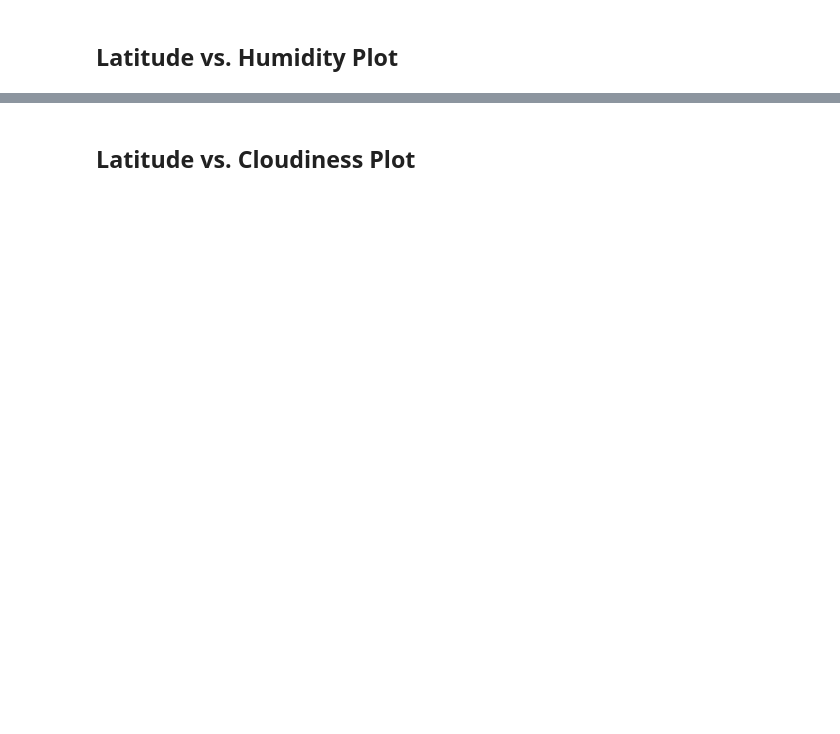
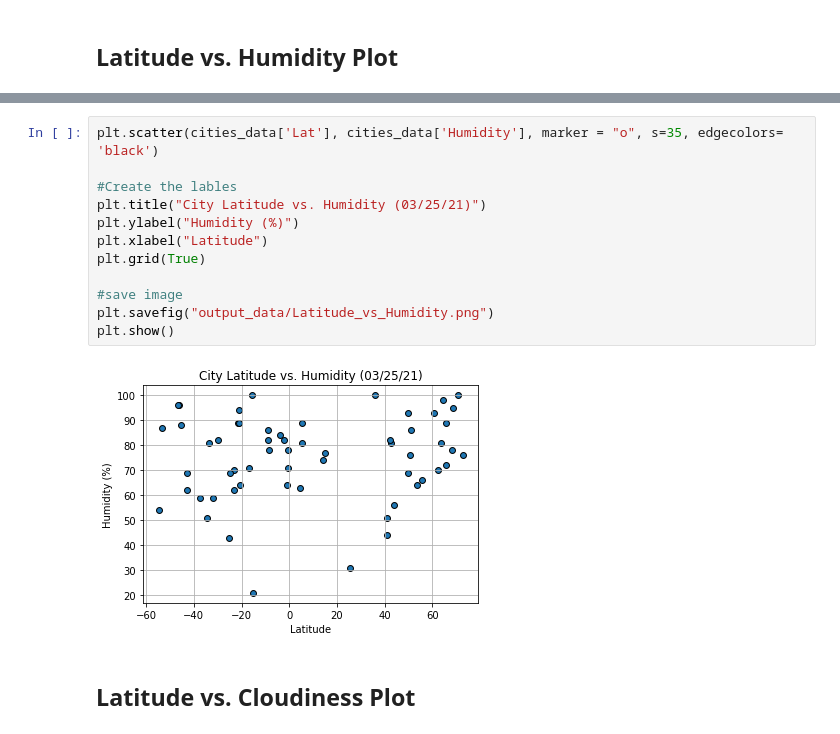
Before and after one commit to jdstrode/api-challenge, a Jupyter notebook: WeatherPy-updated.ipynb, the cells around one changed output, grey strips where cells are left out. Cells and saved outputs as stored; diff of their text form; blank space fills up the shorter version.

```diff
--- a/WeatherPy-updated.ipynb
+++ b/WeatherPy-updated.ipynb
@@ -232,2 +230,16 @@ Int64Index([], dtype='int64')
+# %%
+plt.scatter(cities_data['Lat'], cities_data['Humidity'], marker = "o", s=35, edgecolors= 'black')
+
+#Create the lables
+plt.title("City Latitude vs. Humidity (03/25/21)")
+plt.ylabel("Humidity (%)")
+plt.xlabel("Latitude")
+plt.grid(True)
+
+#save image
+plt.savefig("output_data/Latitude_vs_Humidity.png")
+plt.show()
+# %% [output]
+[figure, added]
 # %% [markdown]
 ## Latitude vs. Cloudiness Plot
```
Also changed, not shown: parts of 12 cells of this notebook, 5 other files.
